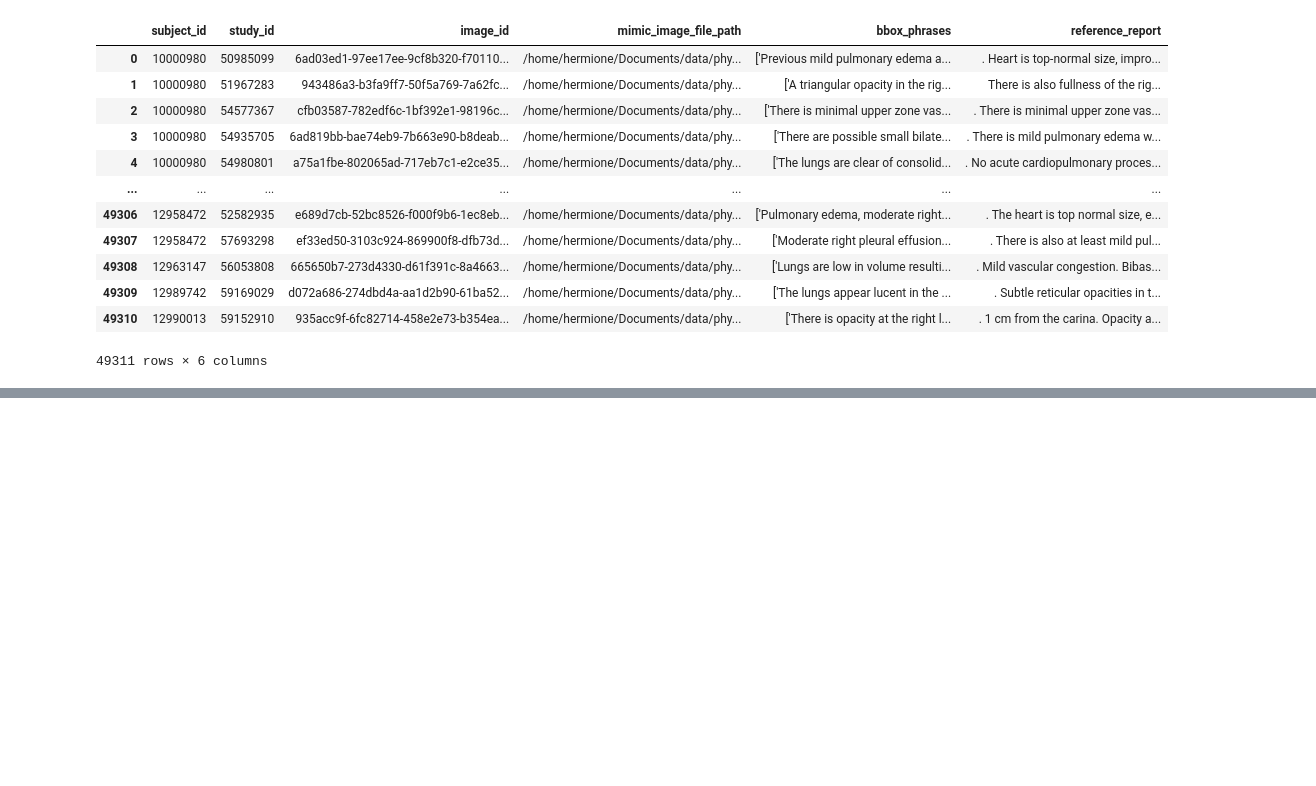
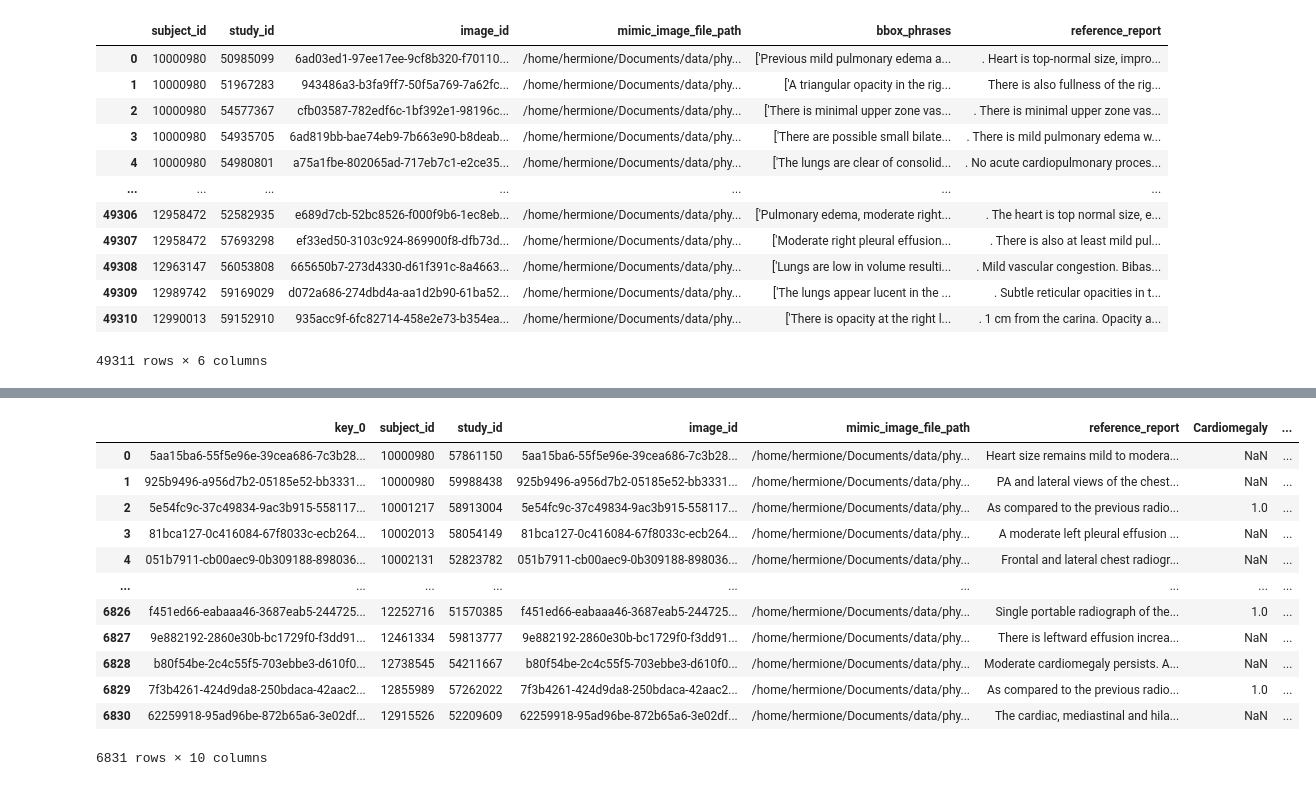
Before and after one commit to hermionewarr/rgrg_pretrained, a Jupyter notebook: src/dataset/create_datasubset.ipynb, the cells around one changed output, grey strips where cells are left out. Cells and saved outputs as stored; diff of their text form; code cells hidden in the pictures; blank space fills up the shorter version.

```diff
--- a/src/dataset/create_datasubset.ipynb
+++ b/src/dataset/create_datasubset.ipynb
@@ -227,0 +258,3 @@ There is also fullness of the right hilum which is new. . The heart size is top
+# %%
+diseases = chexpert.columns[2:]
+diseases = diseases.drop(['Cardiomegaly','Pleural Effusion'])
@@ -227,0 +268,4 @@ There is also fullness of the right hilum which is new. . The heart size is top
+# %%
+train_chex_subset = pd.merge(train_subset, train_chex, on =['subject_id', 'study_id', 'image_id', 'mimic_image_file_path','reference_report']).drop(columns=diseases.tolist())
+train_chex_subset = train_chex_subset[~((train_chex_subset["Cardiomegaly"] == 1) & (train_chex_subset["Pleural Effusion"] == 1))]
+train_chex_subset
@@ -227,0 +339,3 @@ There is also fullness of the right hilum which is new. . The heart size is top
+# %%
+simple_reports_pd = pd.merge(simple_reports_pd_card, simple_reports_pd_PE, on='ind', how='outer')
+simple_reports_pd
@@ -227,0 +364,9 @@ There is also fullness of the right hilum which is new. . The heart size is top
+# %%
+# Group by ‘Number’ column and concatenate the text entries from ‘Text1’ and ‘Text2’
+#combo_reports = simple_reports.groupby('index').agg({'simple_reports_x': ' '.join, 'simple_reports_y': ' '.join}).reset_index()
+
+def combine_with_nan(group):
+    combined_text = ' '.join(group.drop_duplicates(['simple_reports_x', 'simple_reports_y'])[['simple_reports_x', 'simple_reports_y']].stack())
+    return pd.Series({'combined': combined_text})
+combo_reports = simple_reports_pd.groupby('ind').apply(combine_with_nan).reset_index()
+combo_reports
@@ -227,0 +387,17 @@ There is also fullness of the right hilum which is new. . The heart size is top
+# %%
+simple_reports_final = pd.merge(train_chex_subset, combo_reports, left_on=train_chex_subset.image_id, right_on=combo_reports['ind'])
+simple_reports_final
+# %% [output]
+|  | key_0 | subject_id | study_id | image_id | mimic_image_file_path | reference_report | Cardiomegaly | ... |
+| 0 | 5aa15ba6-55f5e96e-39cea686-7c3b28... | 10000980 | 57861150 | 5aa15ba6-55f5e96e-39cea686-7c3b28... | /home/hermione/Documents/data/phy... | Heart size remains mild to modera... | NaN | ... |
+| 1 | 925b9496-a956d7b2-05185e52-bb3331... | 10000980 | 59988438 | 925b9496-a956d7b2-05185e52-bb3331... | /home/hermione/Documents/data/phy... | PA and lateral views of the chest... | NaN | ... |
+| 2 | 5e54fc9c-37c49834-9ac3b915-558117... | 10001217 | 58913004 | 5e54fc9c-37c49834-9ac3b915-558117... | /home/hermione/Documents/data/phy... | As compared to the previous radio... | 1.0 | ... |
+| 3 | 81bca127-0c416084-67f8033c-ecb264... | 10002013 | 58054149 | 81bca127-0c416084-67f8033c-ecb264... | /home/hermione/Documents/data/phy... | A moderate left pleural effusion ... | NaN | ... |
+| 4 | 051b7911-cb00aec9-0b309188-898036... | 10002131 | 52823782 | 051b7911-cb00aec9-0b309188-898036... | /home/hermione/Documents/data/phy... | Frontal and lateral chest radiogr... | NaN | ... |
+| ... | ... | ... | ... | ... | ... | ... | ... | ... |
+| 6826 | f451ed66-eabaaa46-3687eab5-244725... | 12252716 | 51570385 | f451ed66-eabaaa46-3687eab5-244725... | /home/hermione/Documents/data/phy... | Single portable radiograph of the... | 1.0 | ... |
+| 6827 | 9e882192-2860e30b-bc1729f0-f3dd91... | 12461334 | 59813777 | 9e882192-2860e30b-bc1729f0-f3dd91... | /home/hermione/Documents/data/phy... | There is leftward effusion increa... | NaN | ... |
+| 6828 | b80f54be-2c4c55f5-703ebbe3-d610f0... | 12738545 | 54211667 | b80f54be-2c4c55f5-703ebbe3-d610f0... | /home/hermione/Documents/data/phy... | Moderate cardiomegaly persists. A... | NaN | ... |
+| 6829 | 7f3b4261-424d9da8-250bdaca-42aac2... | 12855989 | 57262022 | 7f3b4261-424d9da8-250bdaca-42aac2... | /home/hermione/Documents/data/phy... | As compared to the previous radio... | 1.0 | ... |
+| 6830 | 62259918-95ad96be-872b65a6-3e02df... | 12915526 | 52209609 | 62259918-95ad96be-872b65a6-3e02df... | /home/hermione/Documents/data/phy... | The cardiac, mediastinal and hila... | NaN | ... |
+6831 rows × 10 columns
```
Also changed, not shown: parts of 28 cells of this notebook, 11 other files.
